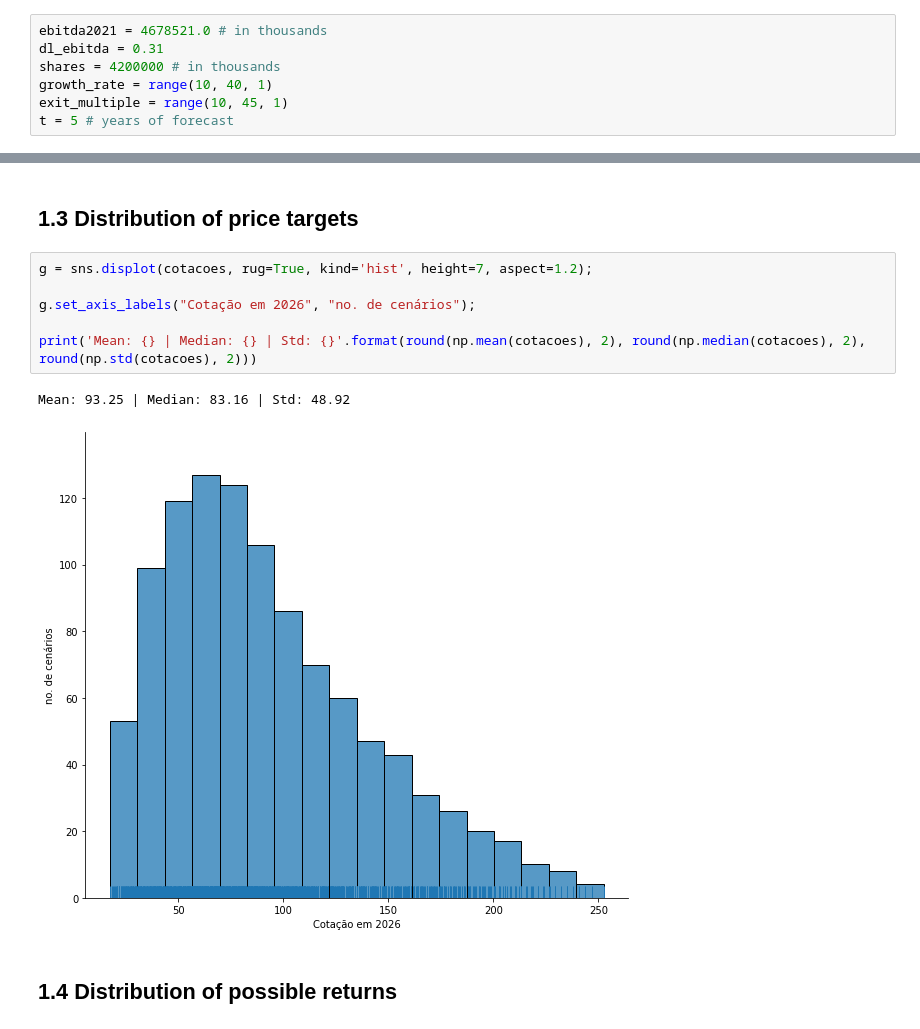
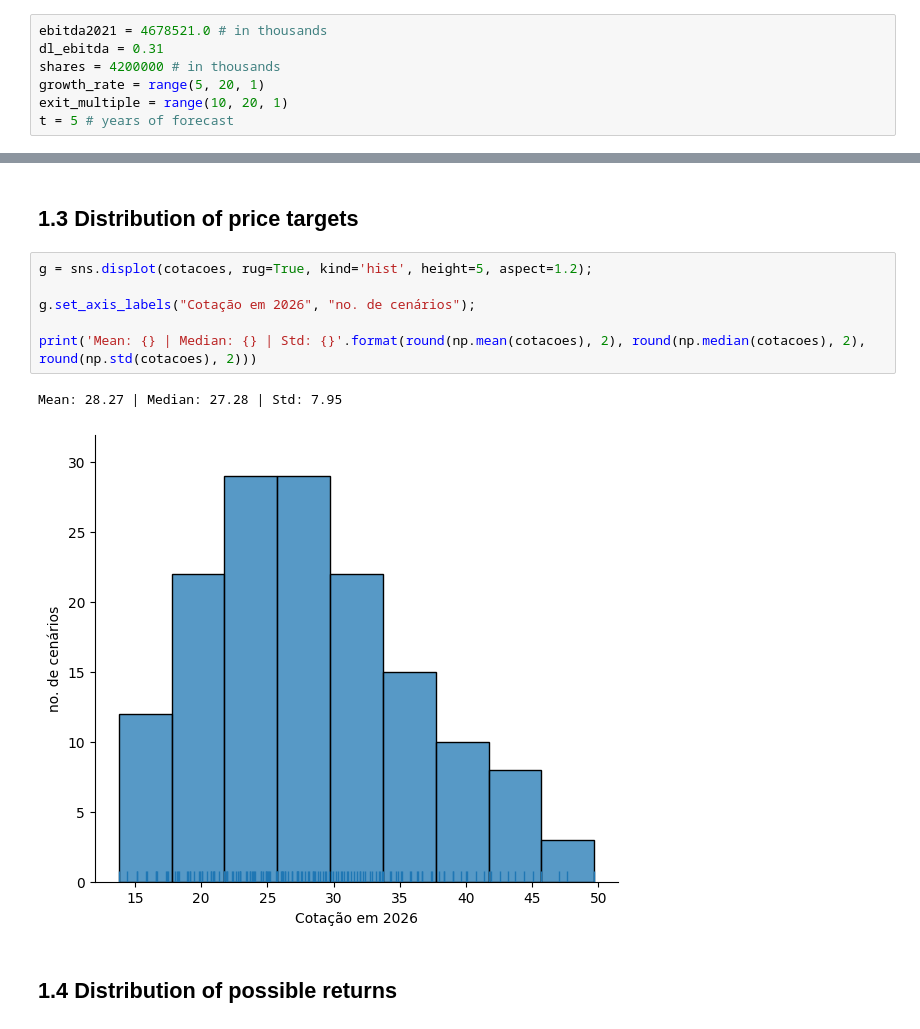
Before and after one commit to joaomj/stocks_eda_app, a Jupyter notebook: notebooks/sensitivity.ipynb, the cells around one changed output, grey strips where cells are left out. Saved outputs shown, nothing was run; the diff lists cells and outputs as text.

Commit message:
Returns distribution with growth 5-20

```diff
--- a/notebooks/sensitivity.ipynb
+++ b/notebooks/sensitivity.ipynb
@@ -13,8 +13,8 @@ import seaborn as sns
 ebitda2021 = 4678521.0 # in thousands
 dl_ebitda = 0.31
 shares = 4200000 # in thousands
-growth_rate = range(10, 40, 1)
-exit_multiple = range(10, 45, 1)
+growth_rate = range(5, 20, 1)
+exit_multiple = range(10, 20, 1)
 t = 5 # years of forecast
 # %% [markdown]
 ## 1.2 Building the sensitivity matrix as a pandas dataframe
@@ -65,14 +65,14 @@ sensitivity.rename(columns={'index':'ev/ebitda'}, inplace=True)
 # %% [markdown]
 ## 1.3 Distribution of price targets
 # %%
-g = sns.displot(cotacoes, rug=True, kind='hist', height=7, aspect=1.2);
+g = sns.displot(cotacoes, rug=True, kind='hist', height=5, aspect=1.2);
 
 g.set_axis_labels("Cotação em 2026", "no. de cenários");
 
 print('Mean: {} | Median: {} | Std: {}'.format(round(np.mean(cotacoes), 2), round(np.median(cotacoes), 2), round(np.std(cotacoes), 2)))
 # %% [output]
-Mean: 93.25 | Median: 83.16 | Std: 48.92
+Mean: 28.27 | Median: 27.28 | Std: 7.95
-[figure, old version]
+[figure, new version]
 # %% [markdown]
 ## 1.4 Distribution of possible returns
 # %%
```
Also changed, not shown: parts of 1 cell of this notebook.
